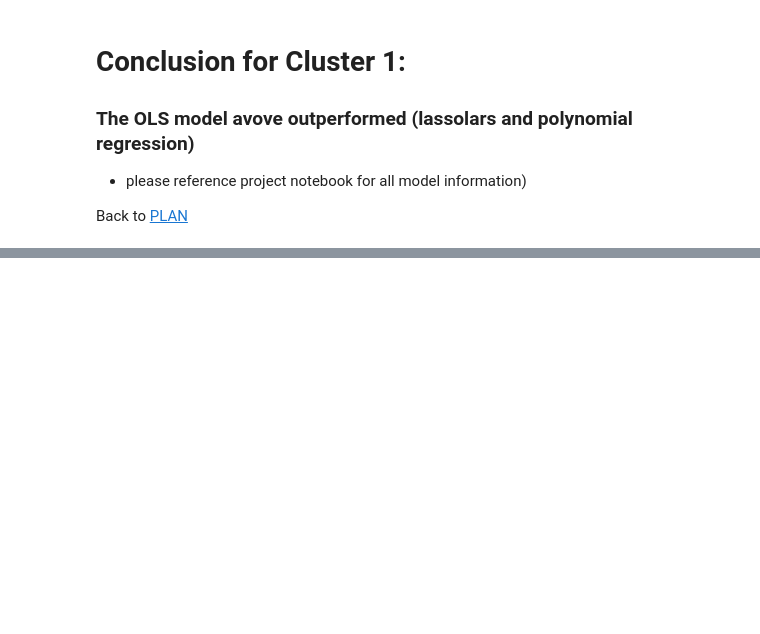
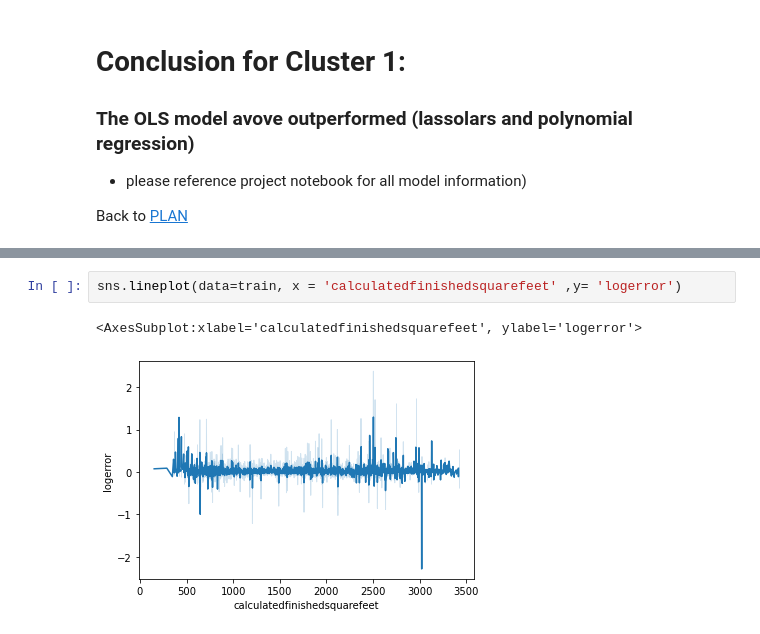
Before and after one commit to EribertoContreras/clustering-exercises, a Jupyter notebook: final_project.ipynb, the cells around one changed output, grey strips where cells are left out. Cells and saved outputs as stored; diff of their text form; blank space fills up the shorter version.

```diff
--- a/final_project.ipynb
+++ b/final_project.ipynb
@@ -548,0 +685,5 @@ Back to [PLAN](#PLAN)
+# %%
+sns.lineplot(data=train, x = 'calculatedfinishedsquarefeet' ,y= 'logerror')
+# %% [output]
+<AxesSubplot:xlabel='calculatedfinishedsquarefeet', ylabel='logerror'>
+[figure, added]
```
Also changed, not shown: parts of 73 cells of this notebook, 2 other files.
